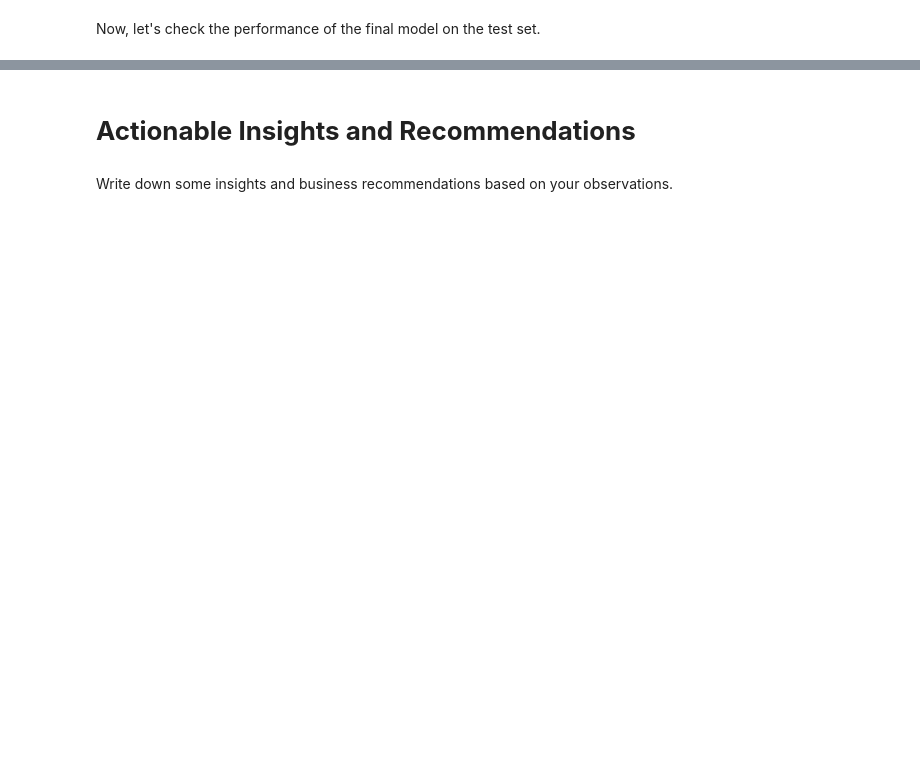
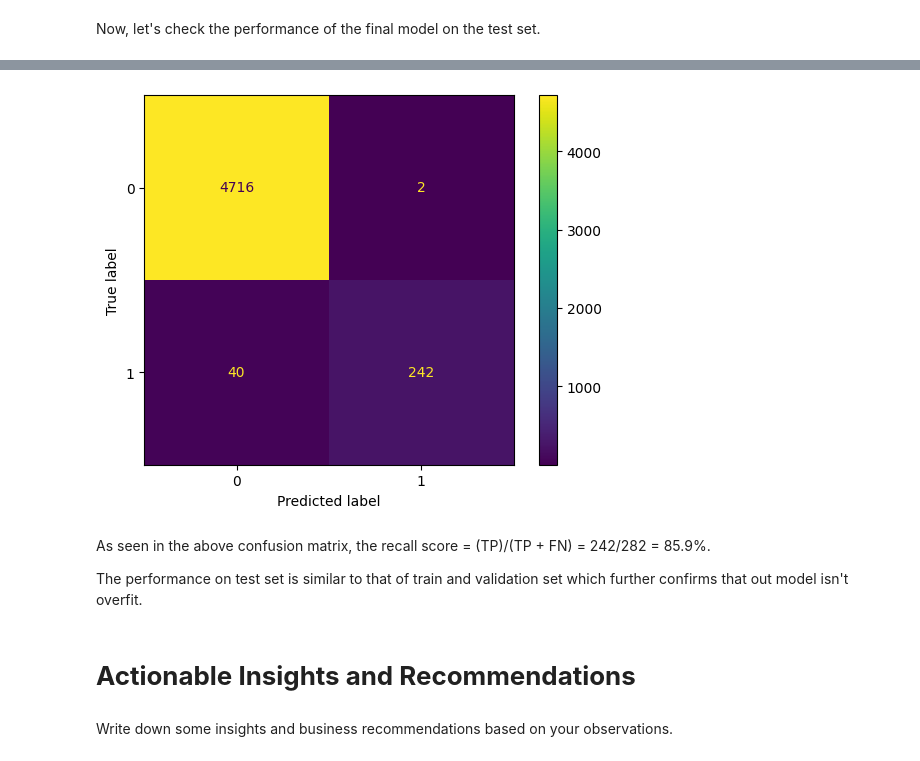
Before and after one commit to AkshayGovindaraj/GoogleColab, a Jupyter notebook: INN_ReneWind_Main_Project_FullCode_Notebook.ipynb, the cells around one changed output, grey strips where cells are left out. Cells and saved outputs as stored; diff of their text form; code cells hidden in the pictures; blank space fills up the shorter version.

```diff
--- a/INN_ReneWind_Main_Project_FullCode_Notebook.ipynb
+++ b/INN_ReneWind_Main_Project_FullCode_Notebook.ipynb
@@ -1078,2 +1132,10 @@ Now, in order to select the final model, we will compare the performances of all
 # %% [markdown]
 Now, let's check the performance of the final model on the test set.
+# %%
+prediction = model_6.predict(X_test)
+prediction_rounded = np.round(prediction, decimals = 0)
+confusion_matrix = metrics.confusion_matrix(y_test, prediction_rounded, labels=[0, 1])
+cm_display = metrics.ConfusionMatrixDisplay(confusion_matrix = confusion_matrix, display_labels = [0, 1])
+cm_display.plot()
+plt.show()
+# %% [output]
@@ -1080,3 +1143,8 @@ Now, let's check the performance of the final model on the test set.
+[figure, added]
+# %% [markdown]
+As seen in the above confusion matrix, the recall score = (TP)/(TP + FN) = 242/282 = 85.9%.
+
+The performance on test set is similar to that of train and validation set which further confirms that out model isn't overfit.
 # %% [markdown]
 # **Actionable Insights and Recommendations**
 # %% [markdown]
```
Also changed, not shown: parts of 52 cells of this notebook.
